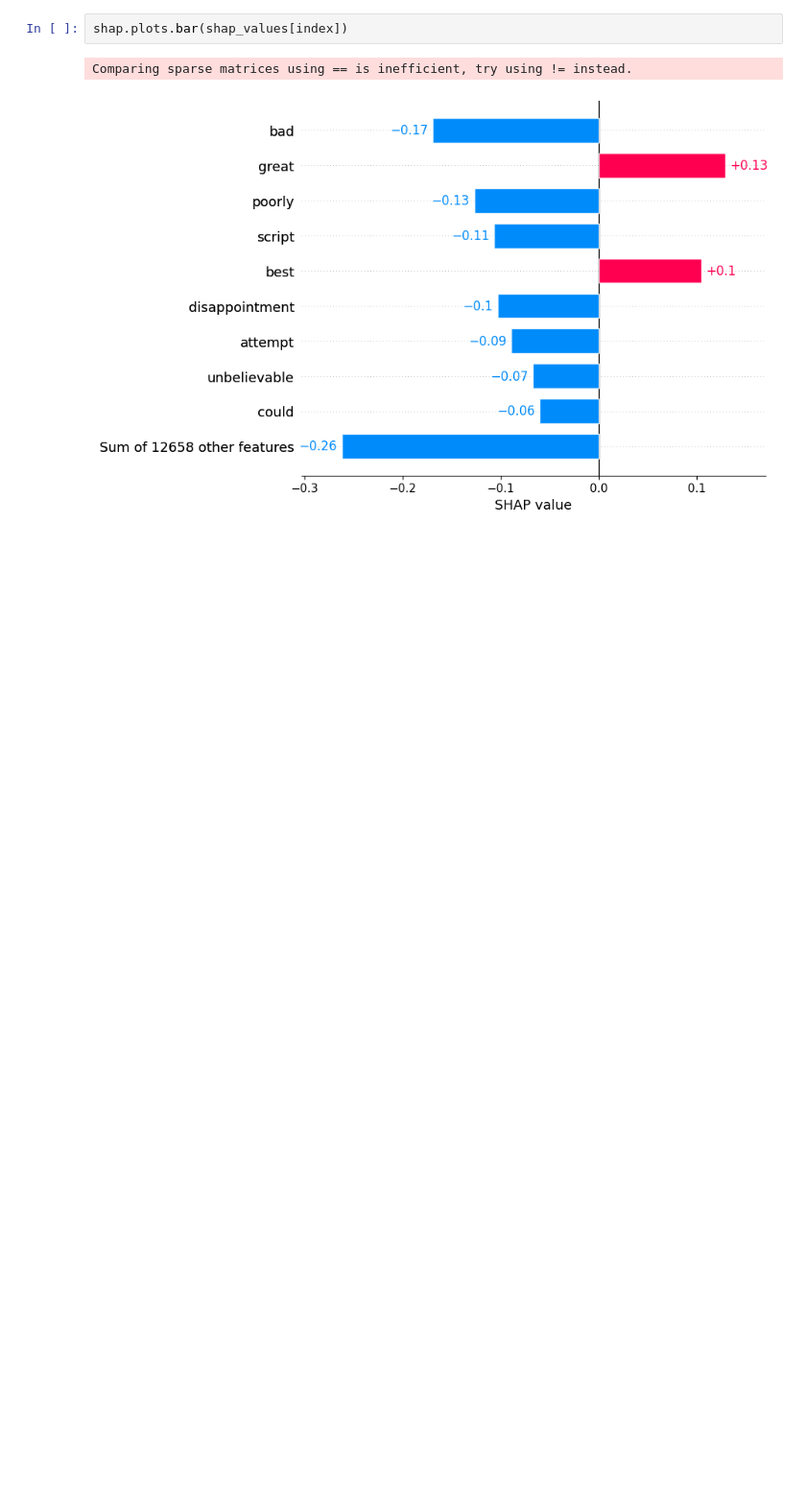
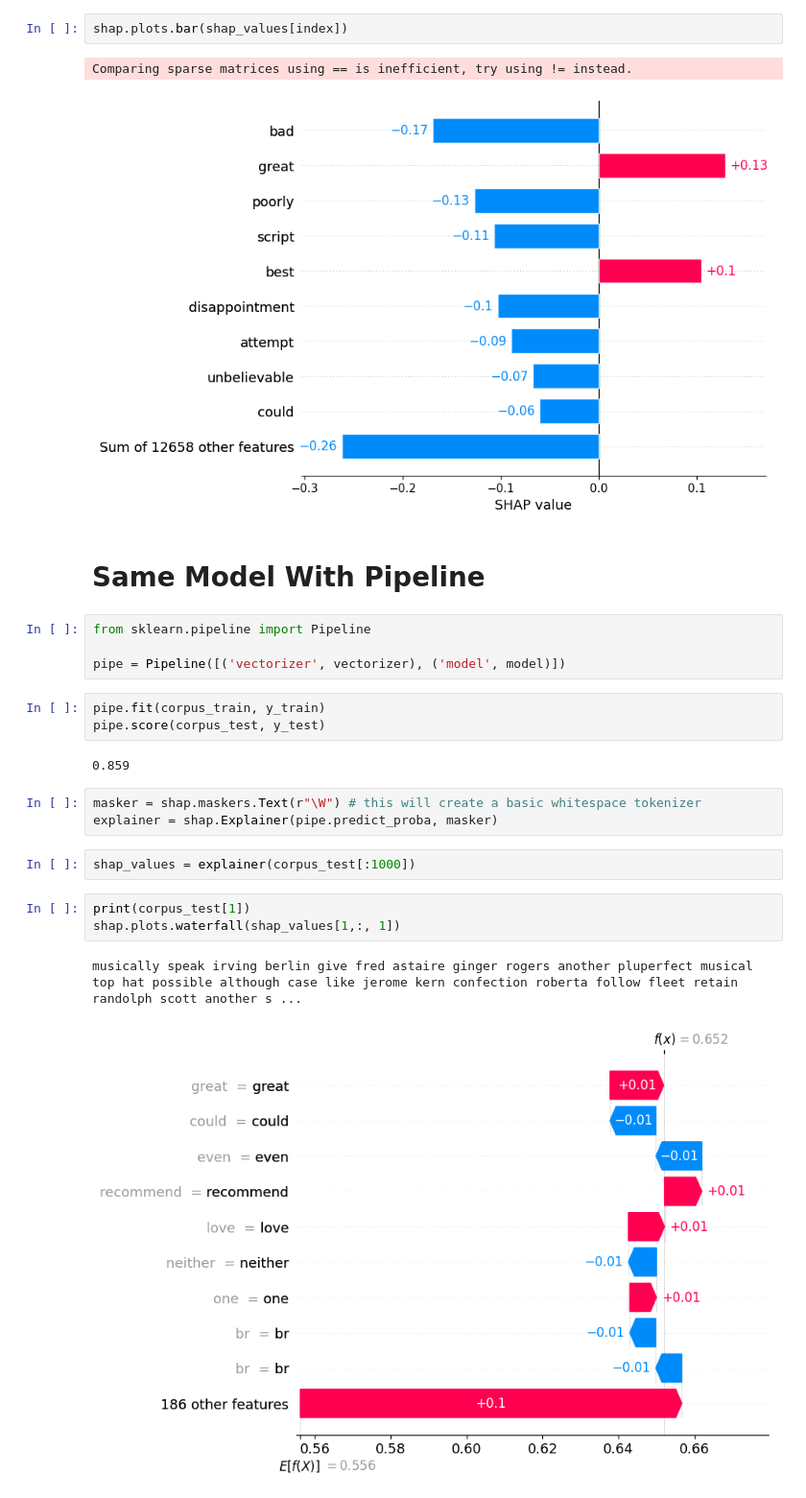
Before and after one commit to wideraHannes/SHAP-In-NLP, a Jupyter notebook: Sentiment/models/logisticREG.ipynb, the cells around one changed output. Shown at 96% size. Drawn from its saved outputs; the diff is of its cells as text; blank space fills up the shorter version.

Commit message:
added pipeline to the models

```diff
--- a/Sentiment/models/logisticREG.ipynb
+++ b/Sentiment/models/logisticREG.ipynb
@@ -262,3 +263,25 @@ shap.plots.bar(shap_values[index])
 # %% [output]
 Comparing sparse matrices using == is inefficient, try using != instead.
 [figure]
+# %% [markdown]
+# Same Model With Pipeline
+# %%
+from sklearn.pipeline import Pipeline
+
+pipe = Pipeline([('vectorizer', vectorizer), ('model', model)])
+# %%
+pipe.fit(corpus_train, y_train)
+pipe.score(corpus_test, y_test)
+# %% [output]
+0.859
+# %%
+masker = shap.maskers.Text(r"\W") # this will create a basic whitespace tokenizer
+explainer = shap.Explainer(pipe.predict_proba, masker)
+# %%
+shap_values = explainer(corpus_test[:1000])
+# %%
+print(corpus_test[1])
+shap.plots.waterfall(shap_values[1,:, 1])
+# %% [output]
+musically speak irving berlin give fred astaire ginger rogers another pluperfect musical top hat possible although case like jerome kern confection roberta follow fleet retain randolph scott another s ...
+[figure, added]
```
Also changed, not shown: parts of 7 cells of this notebook, 1 other file.
